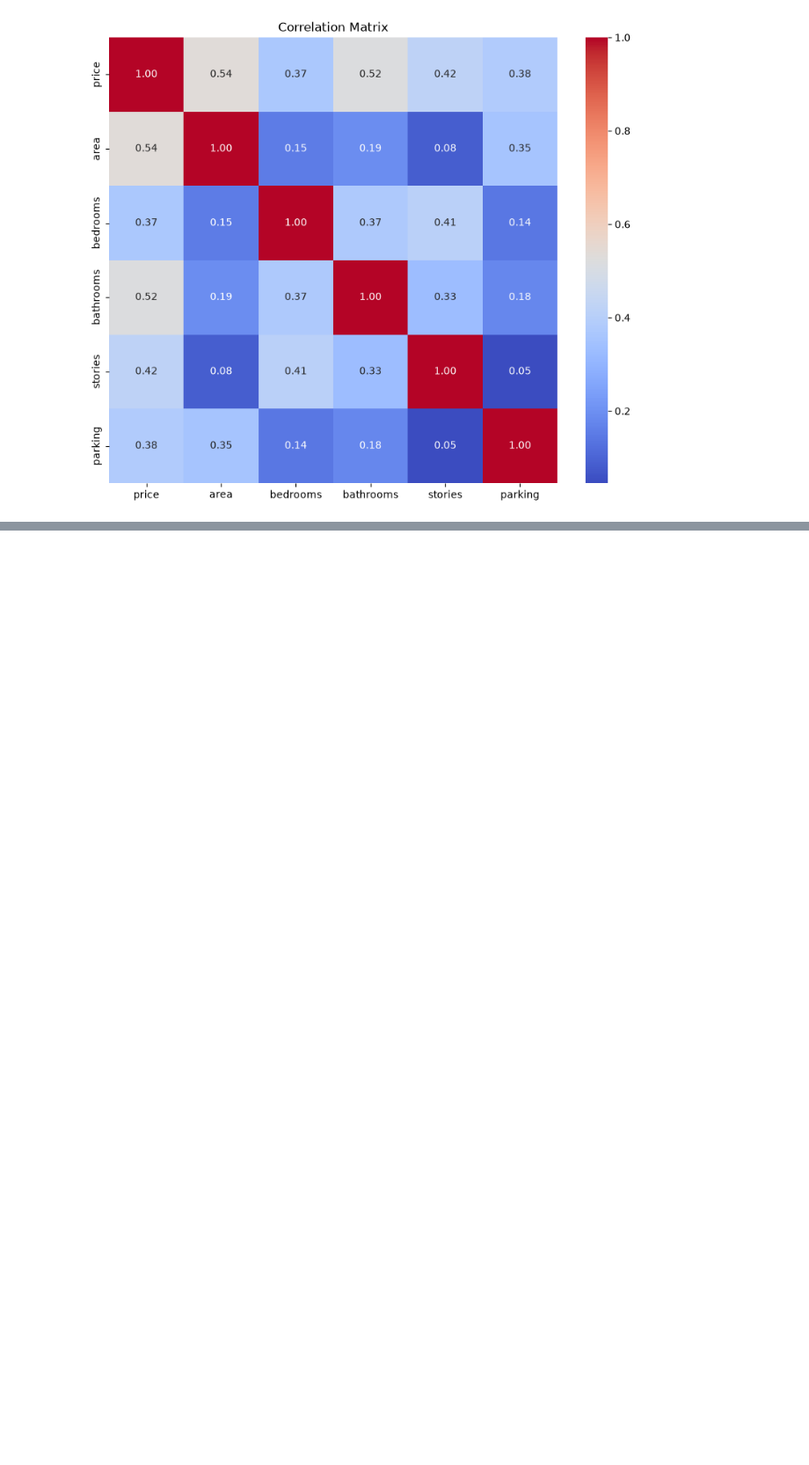
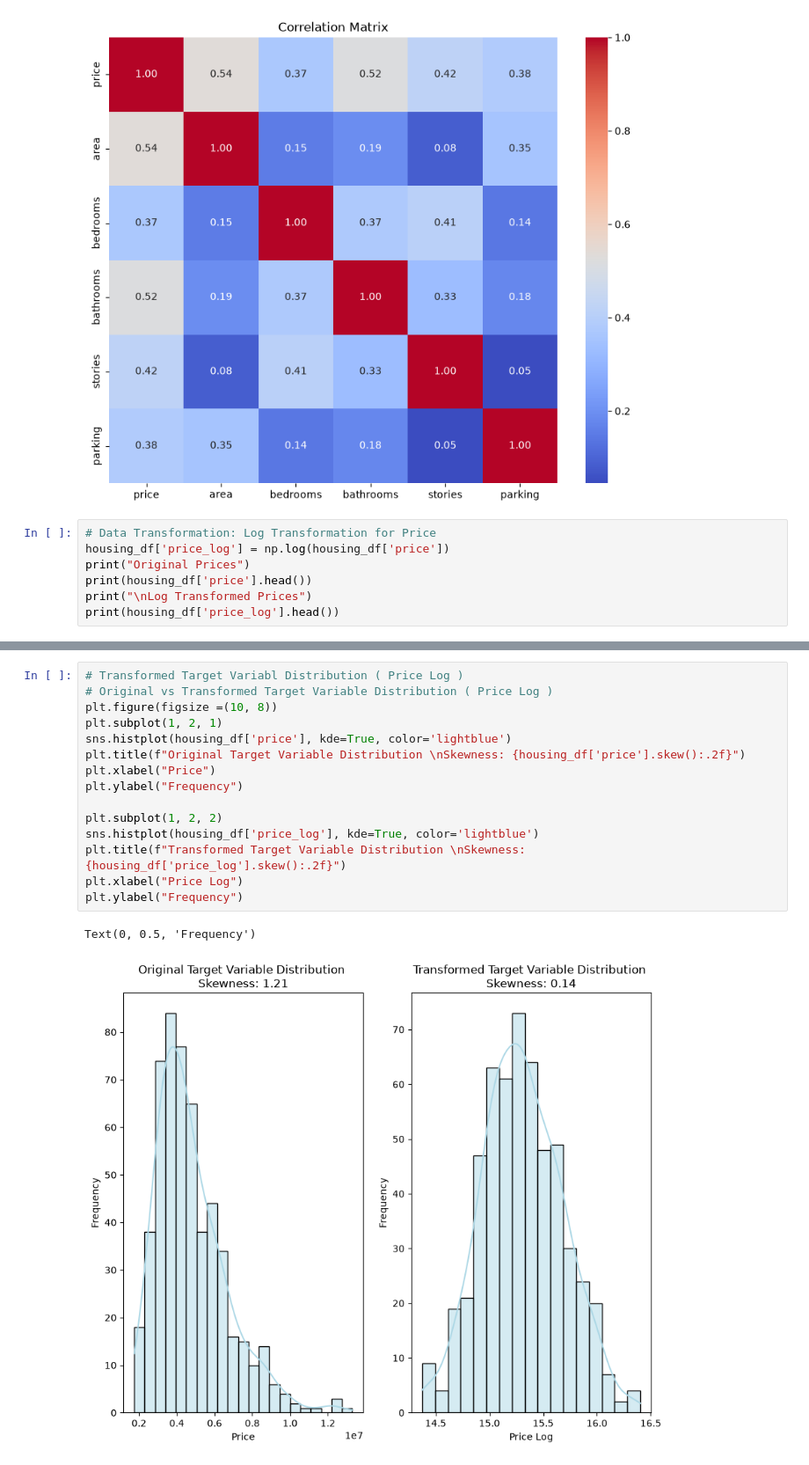
Before and after one commit to Kl0d3/AI-Research-and-Engineering, a Jupyter notebook: Machine-Learning/Supervised-Machine-Learning/Regression-Problems/Multiple-Regression/Housing-Prices-Prediction-Problem/housing_pricing_prediction_problem.ipynb, the cells around one changed output, grey strips where cells are left out. Shown at 88% size. Drawn from its saved outputs; the diff is of its cells as text; blank space fills up the shorter version.

```diff
--- a/Machine-Learning/Supervised-Machine-Learning/Regression-Problems/Multiple-Regression/Housing-Prices-Prediction-Problem/housing_pricing_prediction_problem.ipynb
+++ b/Machine-Learning/Supervised-Machine-Learning/Regression-Problems/Multiple-Regression/Housing-Prices-Prediction-Problem/housing_pricing_prediction_problem.ipynb
@@ -104,3 +123,10 @@ plt.title("Correlation Matrix")
 plt.show()
 # %% [output]
 [figure]
+# %%
+# Data Transformation: Log Transformation for Price
+housing_df['price_log'] = np.log(housing_df['price'])
+print("Original Prices")
+print(housing_df['price'].head())
+print("\nLog Transformed Prices")
+print(housing_df['price_log'].head())
@@ -106,0 +149,18 @@ plt.show()
+# %%
+# Transformed Target Variabl Distribution ( Price Log )
+# Original vs Transformed Target Variable Distribution ( Price Log )
+plt.figure(figsize =(10, 8))
+plt.subplot(1, 2, 1)
+sns.histplot(housing_df['price'], kde=True, color='lightblue')
+plt.title(f"Original Target Variable Distribution \nSkewness: {housing_df['price'].skew():.2f}")
+plt.xlabel("Price")
+plt.ylabel("Frequency")
+
+plt.subplot(1, 2, 2)
+sns.histplot(housing_df['price_log'], kde=True, color='lightblue')
+plt.title(f"Transformed Target Variable Distribution \nSkewness: {housing_df['price_log'].skew():.2f}")
+plt.xlabel("Price Log")
+plt.ylabel("Frequency")
+# %% [output]
+Text(0, 0.5, 'Frequency')
+[figure, added]
```
Also changed, not shown: parts of 8 cells of this notebook.
